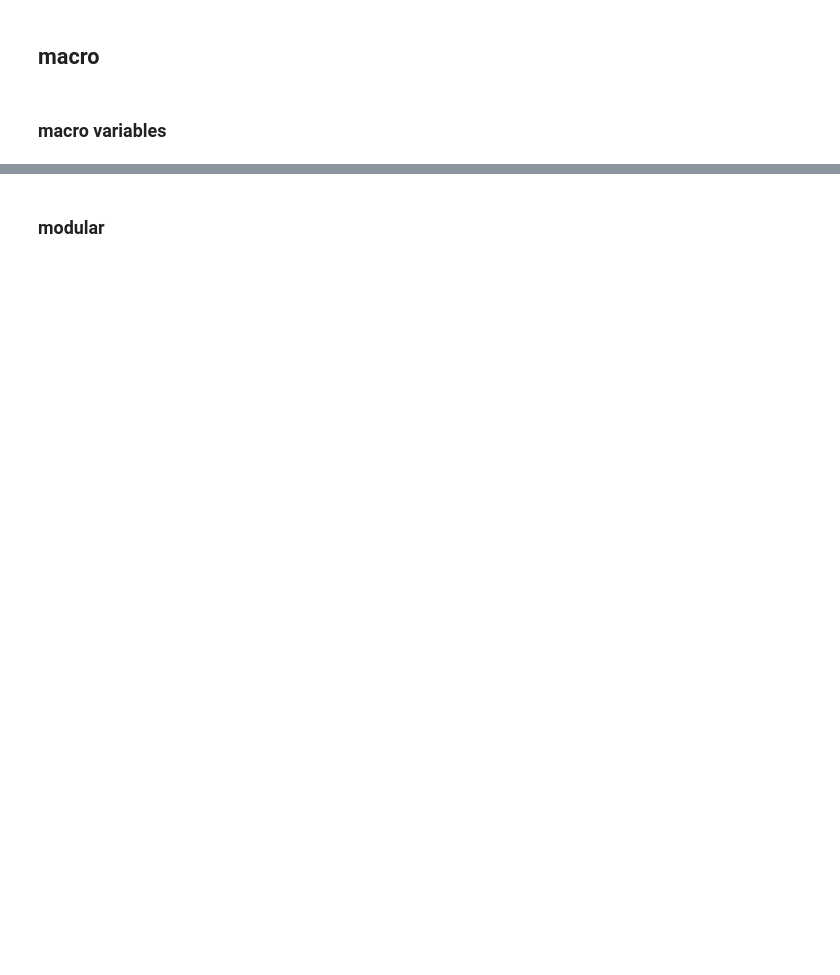
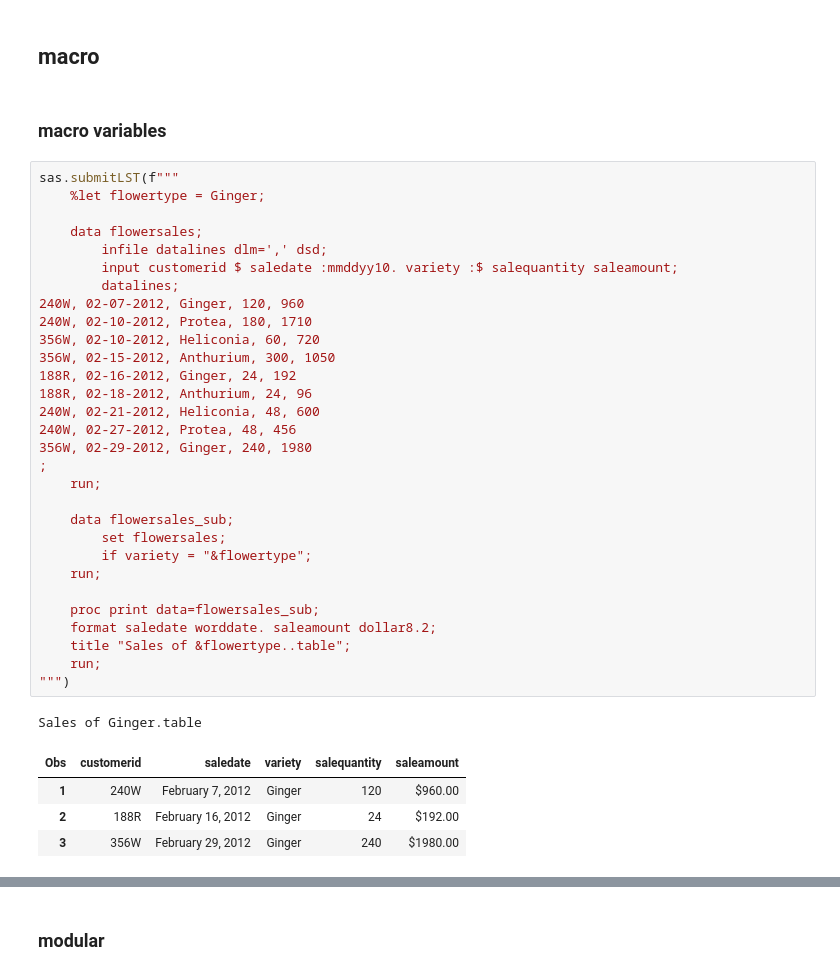
Before and after one commit to 0xdomyz/sas_collection, a Jupyter notebook: generic/macro.ipynb, the cells around one changed output, grey strips where cells are left out. Drawn from its saved outputs; the diff is of its cells as text; blank space fills up the shorter version.

```diff
--- a/generic/macro.ipynb
+++ b/generic/macro.ipynb
@@ -15,3 +15,39 @@ SAS Connection established. Subprocess id is 20452
 ## macro
 # %% [markdown]
 ### macro variables
+# %%
+sas.submitLST(f"""
+    %let flowertype = Ginger;
+
+    data flowersales;
+        infile datalines dlm=',' dsd;
+        input customerid $ saledate :mmddyy10. variety :$ salequantity saleamount;
+        datalines;
+240W, 02-07-2012, Ginger, 120, 960
+240W, 02-10-2012, Protea, 180, 1710
+356W, 02-10-2012, Heliconia, 60, 720
+356W, 02-15-2012, Anthurium, 300, 1050
+188R, 02-16-2012, Ginger, 24, 192
+188R, 02-18-2012, Anthurium, 24, 96
+240W, 02-21-2012, Heliconia, 48, 600
+240W, 02-27-2012, Protea, 48, 456
+356W, 02-29-2012, Ginger, 240, 1980
+;
+    run;
+
+    data flowersales_sub;
+        set flowersales;
+        if variety = "&flowertype";
+    run;
+
+    proc print data=flowersales_sub;
+    format saledate worddate. saleamount dollar8.2;
+    title "Sales of &flowertype..table";
+    run;
+""")
+# %% [output]
+Sales of Ginger.table
+| Obs | customerid | saledate | variety | salequantity | saleamount |
+| 1 | 240W | February 7, 2012 | Ginger | 120 | $960.00 |
+| 2 | 188R | February 16, 2012 | Ginger | 24 | $192.00 |
+| 3 | 356W | February 29, 2012 | Ginger | 240 | $1980.00 |
```
Also changed, not shown: parts of 4 cells of this notebook.
